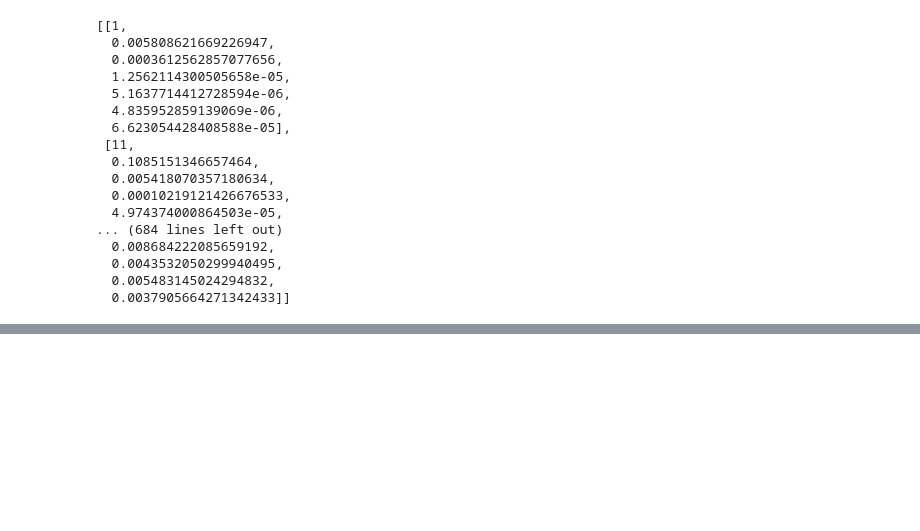
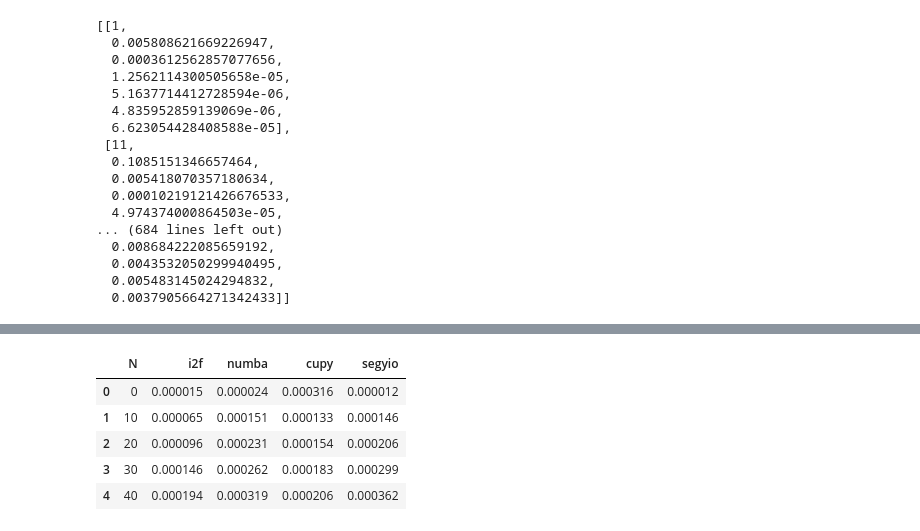
Before and after one commit to gregory1506/pydata-segy, a Jupyter notebook: notebooks/99_benchmarks_charts_10000.ipynb, the cells around one changed output, grey strips where cells are left out. Saved outputs shown, nothing was run; the diff lists cells and outputs as text; code cells hidden in the pictures; blank space fills up the shorter version.

```diff
--- a/notebooks/99_benchmarks_charts_10000.ipynb
+++ b/notebooks/99_benchmarks_charts_10000.ipynb
@@ -283,5 +331,5 @@ final
   0.005483145024294832,
   0.0037905664271342433]]
 # %%
-with open("results_10000.json","w") as jsonfile:
-    jsonfile.write(json.dumps(final))
+with open("results_10000.json") as jsonfile:
+    jsonfile.write(json.dumps(jsonfile))
@@ -287,0 +338,4 @@ with open("results_10000.json","w") as jsonfile:
+# %%
+import json
+with open("results_10000.json","r") as jsonfile:
+    data = json.load(jsonfile)
@@ -287,0 +344,3 @@ with open("results_10000.json","w") as jsonfile:
+# %%
+df = pd.DataFrame(data, columns=["N","i2f","numba","cupy"])
+df.head()
@@ -287,0 +367,11 @@ with open("results_10000.json","w") as jsonfile:
+# %%
+df['segyio'] = [x[1] for x in times_for_segyio]
+# %%
+df.head()
+# %% [output]
+|  | N | i2f | numba | cupy | segyio |
+| 0 | 0 | 0.000015 | 0.000024 | 0.000316 | 0.000012 |
+| 1 | 10 | 0.000065 | 0.000151 | 0.000133 | 0.000146 |
+| 2 | 20 | 0.000096 | 0.000231 | 0.000154 | 0.000206 |
+| 3 | 30 | 0.000146 | 0.000262 | 0.000183 | 0.000299 |
+| 4 | 40 | 0.000194 | 0.000319 | 0.000206 | 0.000362 |
```
Also changed, not shown: parts of 10 cells of this notebook, 7 other files.
